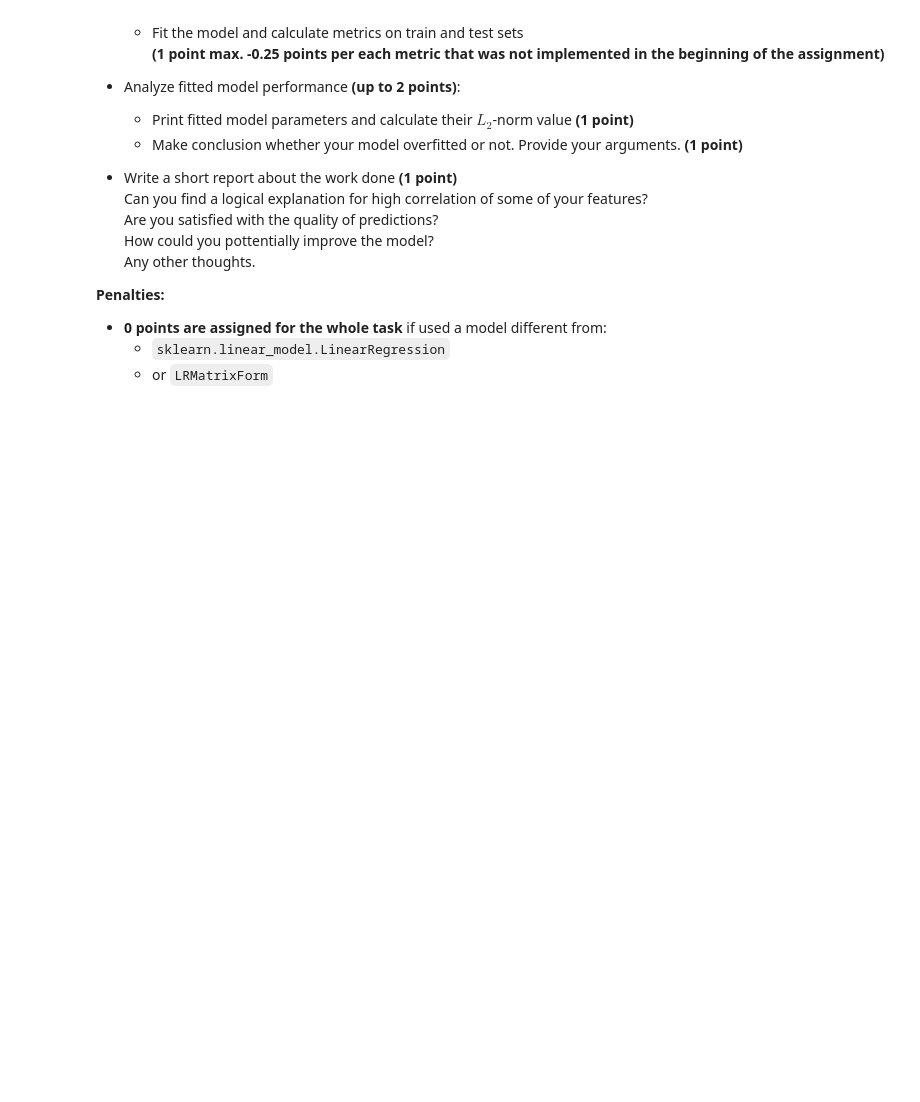
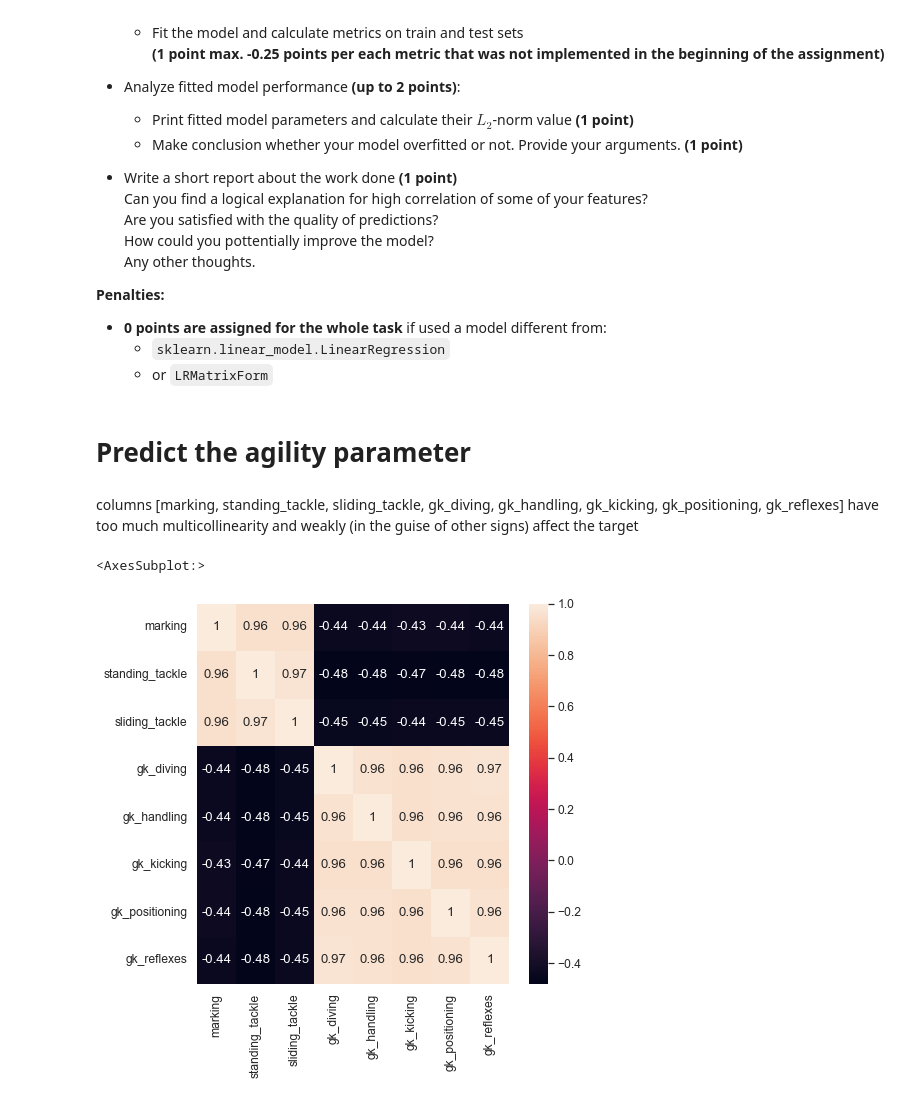
Before and after one commit to akvise/ml-course, a Jupyter notebook: 3_linear_regression/linear_regression.ipynb, the cells around one changed output. Saved outputs shown, nothing was run; the diff lists cells and outputs as text; code cells hidden in the pictures; blank space fills up the shorter version.

```diff
--- a/3_linear_regression/linear_regression.ipynb
+++ b/3_linear_regression/linear_regression.ipynb
@@ -1621,3 +1618,13 @@ Steps you need to follow:
 - **0 points are assigned for the whole task** if used a model different from:
     - `sklearn.linear_model.LinearRegression`
     - or `LRMatrixForm`
+# %% [markdown]
+# Predict the agility parameter
+# %% [markdown]
+columns [marking, standing_tackle, sliding_tackle, gk_diving, gk_handling, gk_kicking, gk_positioning, gk_reflexes] have too much multicollinearity and weakly (in the guise of other signs) affect the target
+# %%
+plt.figure(figsize=(7,7))
+sns.heatmap(df.loc[:,'marking': 'gk_reflexes'].corr(), annot = True)
+# %% [output]
+<AxesSubplot:>
+[figure, added]
```
Also changed, not shown: parts of 71 cells of this notebook.
